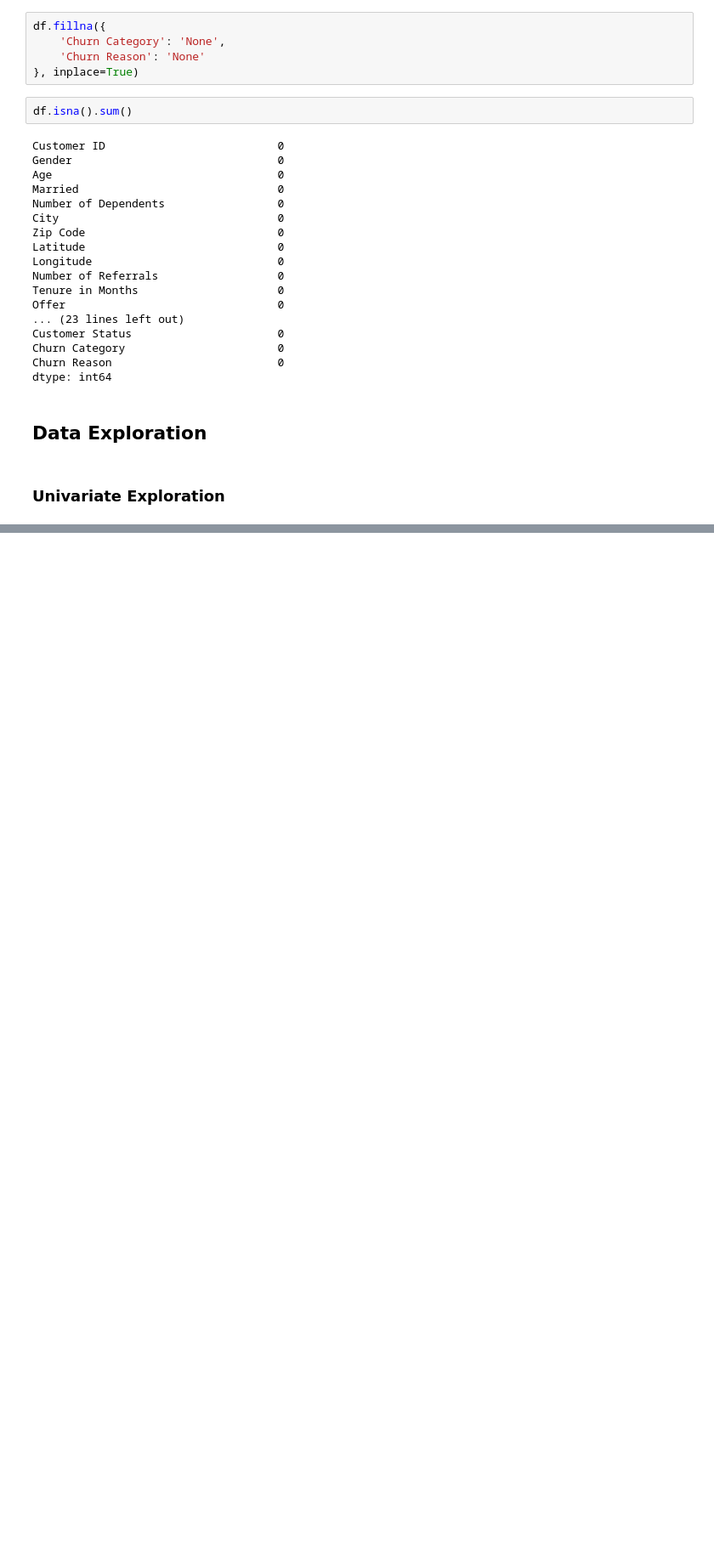
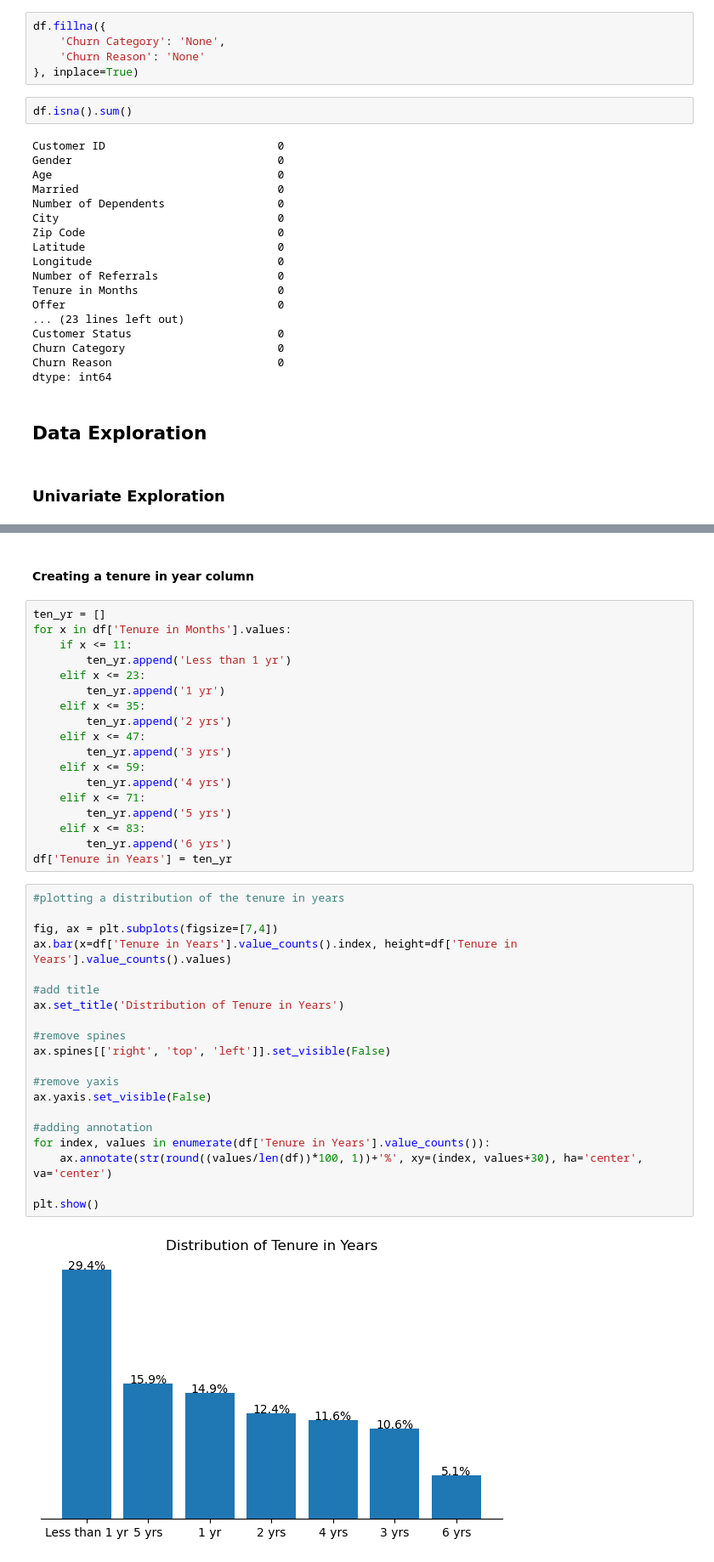
Before and after one commit to valezenwanne/Telecom_Customer_Churn_Prediction, a Jupyter notebook: Telecom_Customer_Churn_Prediction.ipynb, the cells around one changed output, grey strips where cells are left out. Shown at 85% size. Cells and saved outputs as stored; diff of their text form; blank space fills up the shorter version.

```diff
--- a/Telecom_Customer_Churn_Prediction.ipynb
+++ b/Telecom_Customer_Churn_Prediction.ipynb
@@ -359,0 +433,42 @@ plt.show()
+# %% [markdown]
+#### Creating a tenure in year column
+# %%
+ten_yr = []
+for x in df['Tenure in Months'].values:
+    if x <= 11:
+        ten_yr.append('Less than 1 yr')
+    elif x <= 23:
+        ten_yr.append('1 yr')
+    elif x <= 35:
+        ten_yr.append('2 yrs')
+    elif x <= 47:
+        ten_yr.append('3 yrs')
+    elif x <= 59:
+        ten_yr.append('4 yrs')
+    elif x <= 71:
+        ten_yr.append('5 yrs')
+    elif x <= 83:
+        ten_yr.append('6 yrs')
+df['Tenure in Years'] = ten_yr
+# %%
+#plotting a distribution of the tenure in years
+
+fig, ax = plt.subplots(figsize=[7,4])
+ax.bar(x=df['Tenure in Years'].value_counts().index, height=df['Tenure in Years'].value_counts().values)
+
+#add title
+ax.set_title('Distribution of Tenure in Years')
+
+#remove spines
+ax.spines[['right', 'top', 'left']].set_visible(False)
+
+#remove yaxis
+ax.yaxis.set_visible(False)
+
+#adding annotation
+for index, values in enumerate(df['Tenure in Years'].value_counts()):
+    ax.annotate(str(round((values/len(df))*100, 1))+'%', xy=(index, values+30), ha='center', va='center')
+
+plt.show()
+# %% [output]
+[figure, added]
```
Also changed, not shown: parts of 11 cells of this notebook.
